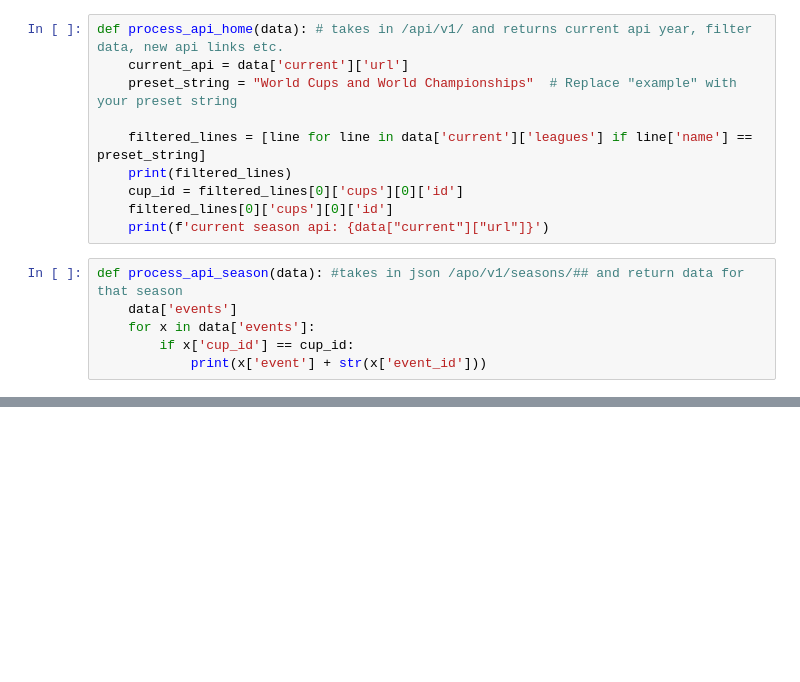
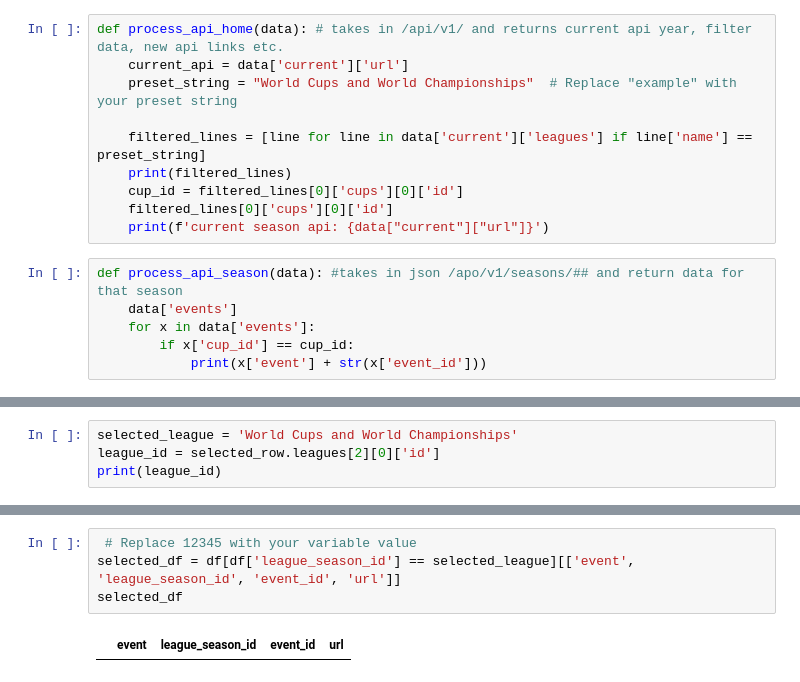
Before and after one commit to manhellis/ifsc-result-browser, a Jupyter notebook: py_load/compiled.ipynb, the cells around one changed output, grey strips where cells are left out. Cells and saved outputs as stored; diff of their text form; blank space fills up the shorter version.

```diff
--- a/py_load/compiled.ipynb
+++ b/py_load/compiled.ipynb
@@ -84,0 +159,4 @@ api_home_response = scrape_static_content(url_main)
+# %%
+selected_league = 'World Cups and World Championships'
+league_id = selected_row.leagues[2][0]['id']
+print(league_id)
@@ -90,0 +201,6 @@ process_api_home(api_home_response)
+# %%
+ # Replace 12345 with your variable value
+selected_df = df[df['league_season_id'] == selected_league][['event', 'league_season_id', 'event_id', 'url']]
+selected_df
+# %% [output]
+|  | event | league_season_id | event_id | url |
```
Also changed, not shown: parts of 11 cells of this notebook, 10 other files.
